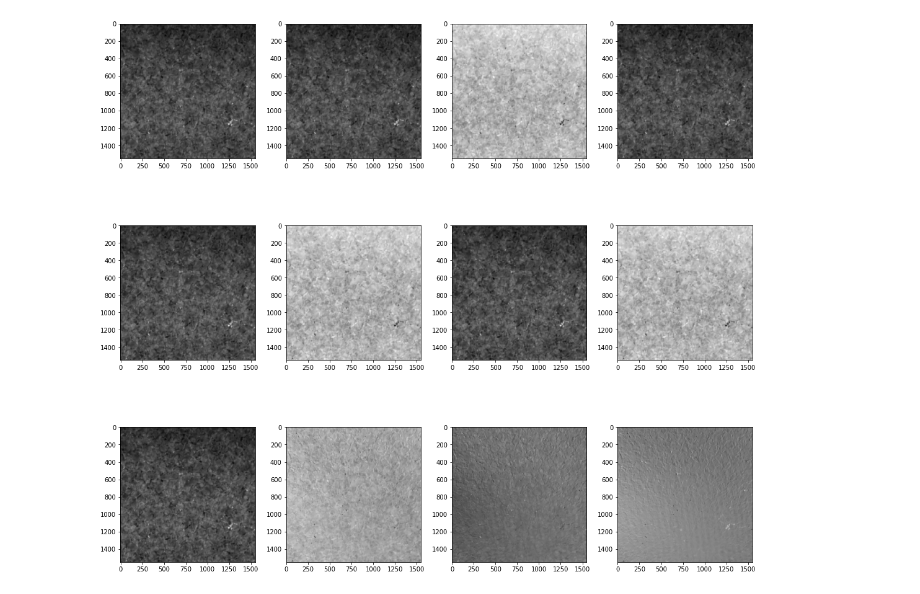
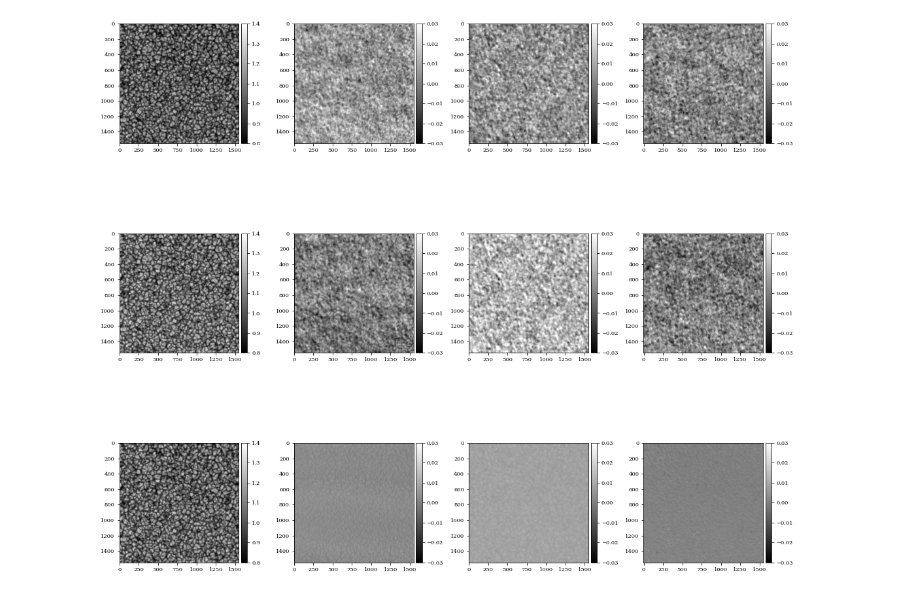
Before and after one commit to PabloSGN/TuMags_Reduction_Pipeline, a Jupyter notebook: Analysis/Minimum_success.ipynb, the cells around one changed output. Saved outputs shown, nothing was run; the diff lists cells and outputs as text; code cells hidden in the pictures.

```diff
--- a/Analysis/Minimum_success.ipynb
+++ b/Analysis/Minimum_success.ipynb
@@ -166,0 +30,3 @@ plt.tight_layout()
+# %%
+data_file = "Minimum_success_2_02.fits"
+data = fits.getdata(data_file)
@@ -166,0 +37,5 @@ plt.tight_layout()
+# %%
+plt.plot(cf.om_config["2.02"]["lambda_array"], np.mean(data[0, :, 0], axis = (1, 2)), c = 'indigo', lw = 3)
+
+
+info = cf.om_config["2.02"]
@@ -167,23 +44,65 @@ plt.tight_layout()
 # %%
-demod, dual = demodulate(corrected[:, -1], 2016, 2016, info["Nmods"], info["Nlambda"], filt = "517", mode = 'standard_single_wavelength')
+
+demod, dual = demodulate(data[:, -1], 2016, 2016, info["Nmods"], info["Nlambda"], filt = "525.02", mode = 'standard_single_wavelength')
+
 
 fig, axs = plt.subplots(3, 4, figsize = (15, 14))
 
-axs[0, 0].imshow(demod[0, 0, 200:1750, 200:1750], cmap = "gray")
-axs[0, 1].imshow(demod[0, 1, 200:1750, 200:1750], cmap = "gray")
-axs[0, 2].imshow(demod[0, 2, 200:1750, 200:1750], cmap = "gray")
-axs[0, 3].imshow(demod[0, 3, 200:1750, 200:1750], cmap = "gray")
+norm = np.median(demod[0, 0, 300:-300, 300:-300])
 
-axs[1, 0].imshow(demod[1, 0, 200:1750, 200:1750], cmap = "gray")
-axs[1, 1].imshow(demod[1, 1, 200:1750, 200:1750], cmap = "gray")
-axs[1, 2].imshow(demod[1, 2, 200:1750, 200:1750], cmap = "gray")
-axs[1, 3].imshow(demod[1, 3, 200:1750, 200:1750], cmap = "gray")
 
-axs[2, 0].imshow(dual[0, 200:1750, 200:1750], cmap = "gray")
-axs[2, 1].imshow(dual[1, 200:1750, 200:1750], cmap = "gray")
-axs[2, 2].imshow(dual[2, 200:1750, 200:1750], cmap = "gray")
-axs[2, 3].imshow(dual[3, 200:1750, 200:1750], cmap = "gray")
+im = axs[0, 0].imshow(demod[0, 0, 200:1750, 200:1750] / norm, cmap = "gray", vmin = 0.8, vmax = 1.4)
+divider = make_axes_locatable(axs[0, 0])
+cax = divider.append_axes("right", size="5%", pad=0.05)
+plt.colorbar(im, cax=cax)
+im = axs[0, 1].imshow(demod[0, 1, 200:1750, 200:1750] / norm, cmap = "gray", vmin = -0.03, vmax = 0.03)
+divider = make_axes_locatable(axs[0, 1])
+cax = divider.append_axes("right", size="5%", pad=0.05)
+plt.colorbar(im, cax=cax)
+im = axs[0, 2].imshow(demod[0, 2, 200:1750, 200:1750] / norm, cmap = "gray", vmin = -0.03, vmax = 0.03)
+divider = make_axes_locatable(axs[0, 2])
+cax = divider.append_axes("right", size="5%", pad=0.05)
+plt.colorbar(im, cax=cax)
+im = axs[0, 3].imshow(demod[0, 3, 200:1750, 200:1750] / norm, cmap = "gray", vmin = -0.03, vmax = 0.03)
+divider = make_axes_locatable(axs[0, 3])
+cax = divider.append_axes("right", size="5%", pad=0.05)
+plt.colorbar(im, cax=cax)
+
+im = axs[1, 0].imshow(demod[1, 0, 200:1750, 200:1750] / norm, cmap = "gray", vmin = 0.8, vmax = 1.4)
+divider = make_axes_locatable(axs[1, 0])
+cax = divider.append_axes("right", size="5%", pad=0.05)
+plt.colorbar(im, cax=cax)
+im = axs[1, 1].imshow(demod[1, 1, 200:1750, 200:1750] / norm, cmap = "gray", vmin = -0.03, vmax = 0.03)
+divider = make_axes_locatable(axs[1, 1])
+cax = divider.append_axes("right", size="5%", pad=0.05)
+plt.colorbar(im, cax=cax)
+im = axs[1, 2].imshow(demod[1, 2, 200:1750, 200:1750] / norm, cmap = "gray", vmin = -0.03, vmax = 0.03)
+divider = make_axes_locatable(axs[1, 2])
+cax = divider.append_axes("right", size="5%", pad=0.05)
+plt.colorbar(im, cax=cax)
+im = axs[1, 3].imshow(demod[1, 3, 200:1750, 200:1750] / norm, cmap = "gray", vmin = -0.03, vmax = 0.03)
+divider = make_axes_locatable(axs[1, 3])
+cax = divider.append_axes("right", size="5%", pad=0.05)
+plt.colorbar(im, cax=cax)
+
+im = axs[2, 0].imshow(dual[0, 200:1750, 200:1750] / norm, cmap = "gray", vmin = 0.8, vmax = 1.4)
+divider = make_axes_locatable(axs[2, 0])
+cax = divider.append_axes("right", size="5%", pad=0.05)
+plt.colorbar(im, cax=cax)
+im = axs[2, 1].imshow(dual[1, 200:1750, 200:1750] / norm, cmap = "gray", vmin = -0.03, vmax = 0.03)
+divider = make_axes_locatable(axs[2, 1])
+cax = divider.append_axes("right", size="5%", pad=0.05)
+plt.colorbar(im, cax=cax)
+im = axs[2, 2].imshow(dual[2, 200:1750, 200:1750] / norm, cmap = "gray", vmin = -0.03, vmax = 0.03)
+divider = make_axes_locatable(axs[2, 2])
+cax = divider.append_axes("right", size="5%", pad=0.05)
+plt.colorbar(im, cax=cax)
+im = axs[2, 3].imshow(dual[3, 200:1750, 200:1750] / norm, cmap = "gray", vmin = -0.03, vmax = 0.03)
+divider = make_axes_locatable(axs[2, 3])
+cax = divider.append_axes("right", size="5%", pad=0.05)
+plt.colorbar(im, cax=cax)
 
 plt.tight_layout()
+plt.show()
 # %% [output]
-[figure, old version]
+[figure, new version]
```
Also changed, not shown: parts of 21 cells of this notebook, 5 other files.
